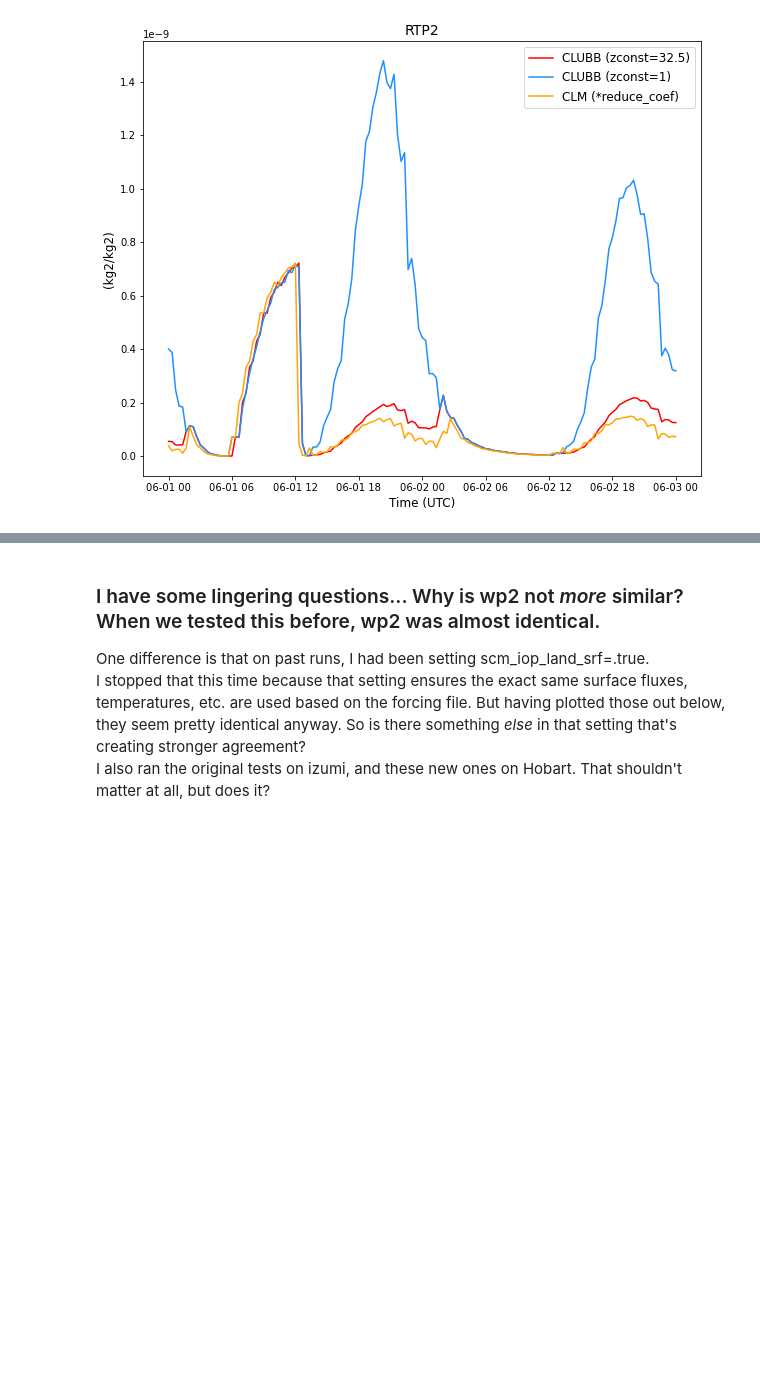
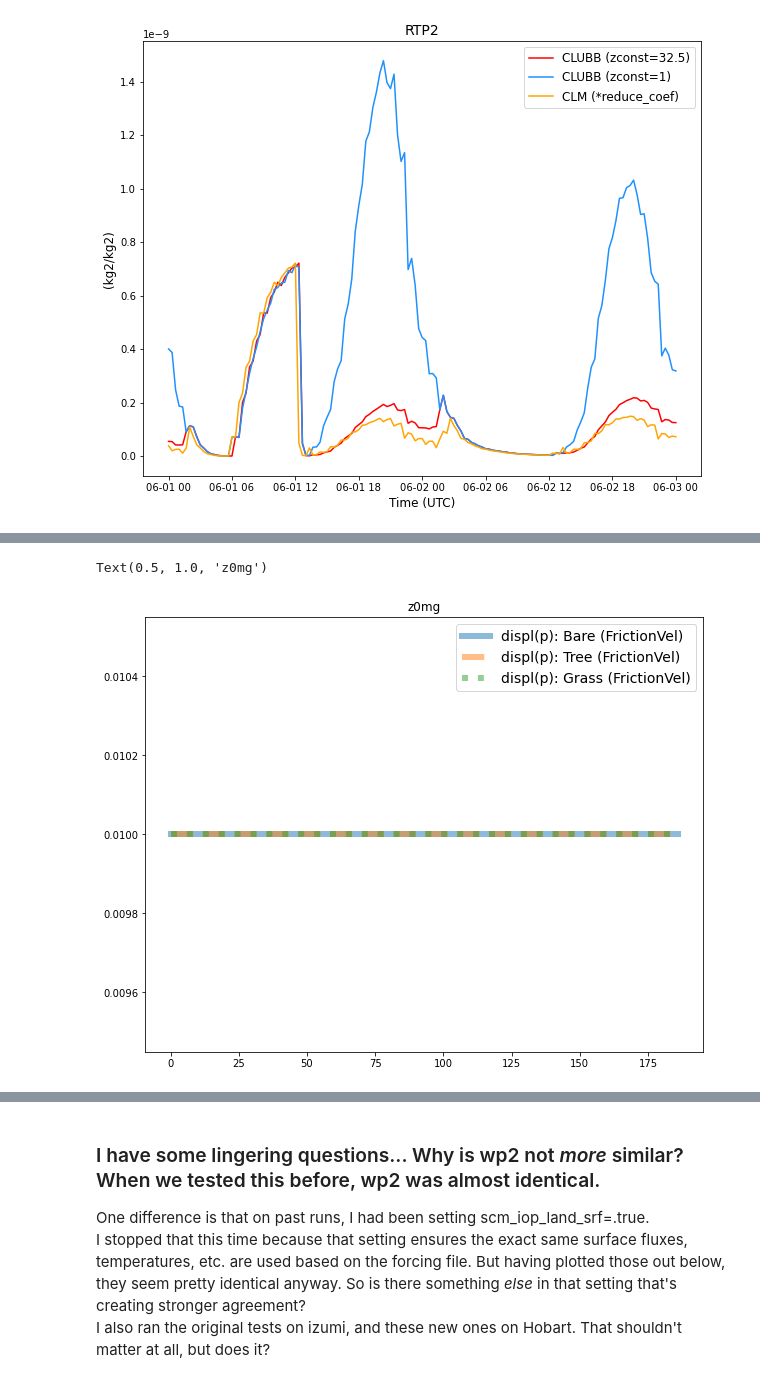
Before and after one commit to megandevlan/CLASP-CESM2_analysis, a Jupyter notebook: ZetaDifferences.ipynb, the cells around one changed output, grey strips where cells are left out. Drawn from its saved outputs; the diff is of its cells as text; code cells hidden in the pictures; blank space fills up the shorter version.

```diff
--- a/ZetaDifferences.ipynb
+++ b/ZetaDifferences.ipynb
@@ -268,0 +272,31 @@ Text(0.5, 0, 'Time (UTC)')
+# %%
+## Read in history and log files (scm_iop_land_srf = .false.)
+dataDir = '/Users/mdfowler/Documents/Analysis/CLASP/ZetaIssue/MoreOutput+SfcTypes/'
+
+bareGround_camDS = xr.open_dataset(dataDir+'FSCAM.T42_T42.arm97.Zconst1_useAndre-64levs.SrfMod-BareGroundOnly.noIOPlndSrf.MoreLogs.cam.h0.2015-05-31-00000.nc', decode_times=True)
+bareGround_clmDS = xr.open_dataset(dataDir+'FSCAM.T42_T42.arm97.Zconst1_useAndre-64levs.SrfMod-BareGroundOnly.noIOPlndSrf.MoreLogs.clm2.h0.2015-05-31-00000.nc', decode_times=True)
+
+with open(dataDir+'FSCAM.T42_T42.arm97.Zconst1_useAndre-64levs.SrfMod-BareGroundOnly.noIOPlndSrf.MoreLogs_atmLog') as f:
+    bareGround_atmLog = f.readlines()
+with open(dataDir+'FSCAM.T42_T42.arm97.Zconst1_useAndre-64levs.SrfMod-BareGroundOnly.noIOPlndSrf.MoreLogs_lndLog') as f:
+    bareGround_lndLog = f.readlines()
+
+tree_camDS = xr.open_dataset(dataDir+'FSCAM.T42_T42.arm97.Zconst1_useAndre-64levs.SrfMod-TreeOnly.noIOPlndSrf.MoreLogs.cam.h0.2015-05-31-00000.nc', decode_times=True)
+tree_clmDS = xr.open_dataset(dataDir+'FSCAM.T42_T42.arm97.Zconst1_useAndre-64levs.SrfMod-TreeOnly.noIOPlndSrf.MoreLogs.clm2.h0.2015-05-31-00000.nc', decode_times=True)
+
+with open(dataDir+'FSCAM.T42_T42.arm97.Zconst1_useAndre-64levs.SrfMod-TreeOnly.noIOPlndSrf.MoreLogs_atmLog') as f:
+    tree_atmLog = f.readlines()
+with open(dataDir+'FSCAM.T42_T42.arm97.Zconst1_useAndre-64levs.SrfMod-TreeOnly.noIOPlndSrf.MoreLogs_lndLog') as f:
+    tree_lndLog = f.readlines()
+
+
+grass_camDS = xr.open_dataset(dataDir+'FSCAM.T42_T42.arm97.Zconst1_useAndre-64levs.SrfMod-C3grassOnly.noIOPlndSrf.MoreLogs.cam.h0.2015-05-31-00000.nc', decode_times=True)
+grass_clmDS = xr.open_dataset(dataDir+'FSCAM.T42_T42.arm97.Zconst1_useAndre-64levs.SrfMod-C3grassOnly.noIOPlndSrf.MoreLogs.clm2.h0.2015-05-31-00000.nc', decode_times=True)
+
+with open(dataDir+'FSCAM.T42_T42.arm97.Zconst1_useAndre-64levs.SrfMod-C3grassOnly.noIOPlndSrf.MoreLogs_atmLog') as f:
+    grass_atmLog = f.readlines()
+with open(dataDir+'FSCAM.T42_T42.arm97.Zconst1_useAndre-64levs.SrfMod-C3grassOnly.noIOPlndSrf.MoreLogs_lndLog') as f:
+    grass_lndLog = f.readlines()
+
+# Plust a test of a case where scm_iop_land_srf = .true.
+#zconst32p5_camDS_landSrf = xr.open_dataset(dataDir+'FSCAM.T42_T42.arm97.Zconst32_useAndre-64levs.SrfMod-BareGroundOnly.scm_iop_land_srf.cam.h0.2015-05-31-00000.nc', decode_times=True)
@@ -268,0 +580,14 @@ Text(0.5, 0, 'Time (UTC)')
+# %%
+fig, ax1 = plt.subplots(1,1, figsize=(10, 8))
+
+ax1.plot(z0mg_c_bare,label='displ(p): Bare (FrictionVel)',linewidth=6,alpha=0.5)
+ax1.plot(z0mg_c_tree,'--',label='displ(p): Tree (FrictionVel)',linewidth=6,alpha=0.5)
+ax1.plot(z0mg_c_grass,':',label='displ(p): Grass (FrictionVel)',linewidth=6,alpha=0.5)
+# ax1.plot(displa_BiogeoPreFlux_tree,'--',label='displ(p): Tree (BioGeoPre)')
+# ax1.plot(displa_BiogeoPreFlux_bare,'--',label='displ(p): Bare (BioGeoPre)')
+
+ax1.legend(fontsize=14)
+ax1.set_title('z0mg')
+# %% [output]
+Text(0.5, 1.0, 'z0mg')
+[figure, added]
```
Also changed, not shown: parts of 7 cells of this notebook.
